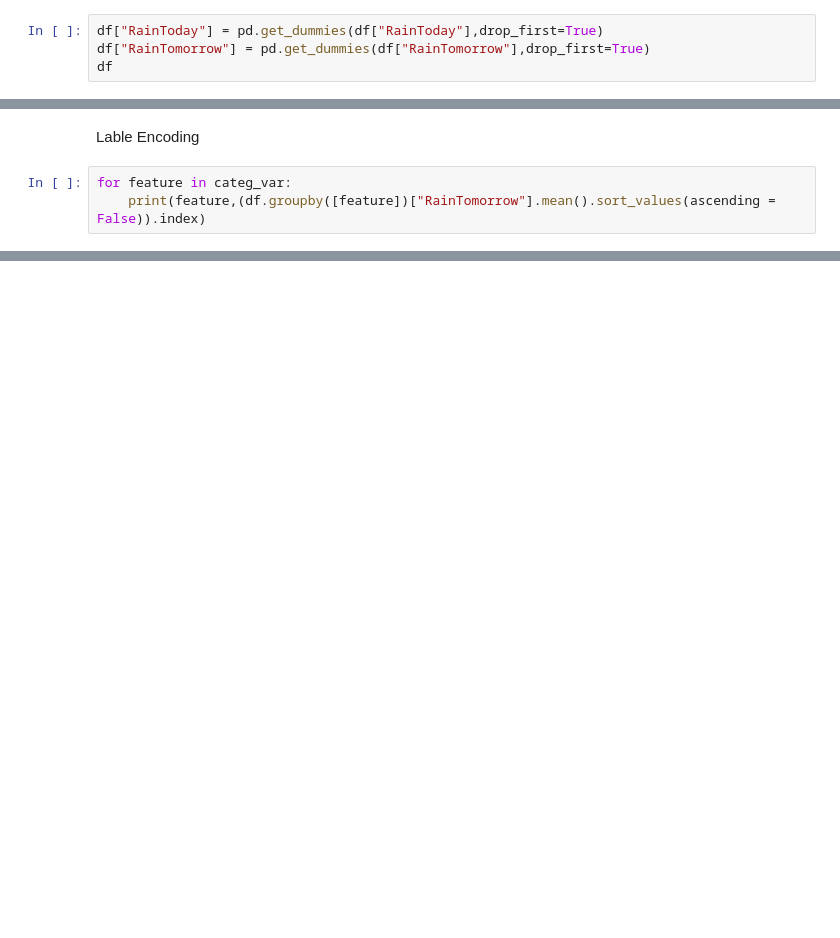
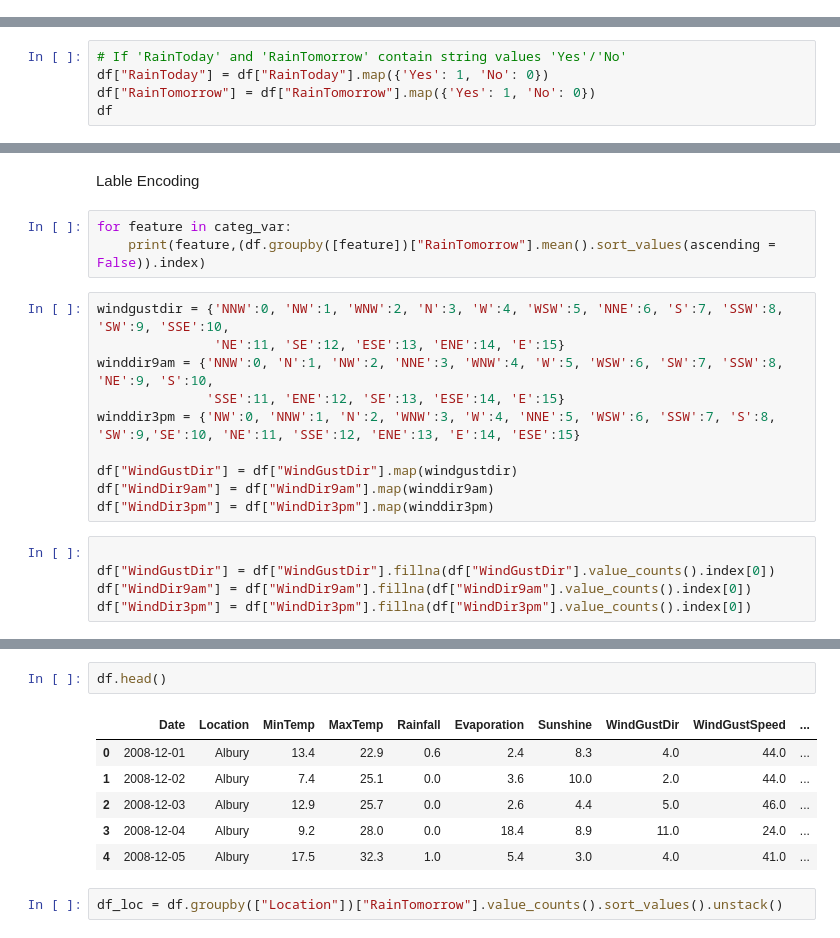
Before and after one commit to AshMaza/Code, a Jupyter notebook: Rain.ipynb, the cells around one changed output, grey strips where cells are left out. Cells and saved outputs as stored; diff of their text form; blank space fills up the shorter version.

```diff
--- a/Rain.ipynb
+++ b/Rain.ipynb
@@ -293,7 +293,3 @@ df.head()
 | 2 | 2008-12-03 | Albury | 12.9 | 25.7 | 0.0 | 2.6 | 4.4 | WSW | 46.0 | ... |
 | 3 | 2008-12-04 | Albury | 9.2 | 28.0 | 0.0 | 18.4 | 8.9 | NE | 24.0 | ... |
 | 4 | 2008-12-05 | Albury | 17.5 | 32.3 | 1.0 | 5.4 | 3.0 | W | 41.0 | ... |
-# %%
-df["RainToday"] = pd.get_dummies(df["RainToday"],drop_first=True)
-df["RainTomorrow"] = pd.get_dummies(df["RainTomorrow"],drop_first=True)
-df
@@ -313,0 +296,5 @@ df
+# %%
+# If 'RainToday' and 'RainTomorrow' contain string values 'Yes'/'No'
+df["RainToday"] = df["RainToday"].map({'Yes': 1, 'No': 0})
+df["RainTomorrow"] = df["RainTomorrow"].map({'Yes': 1, 'No': 0})
+df
@@ -316,3 +317,18 @@ Lable Encoding
 # %%
 for feature in categ_var:
     print(feature,(df.groupby([feature])["RainTomorrow"].mean().sort_values(ascending = False)).index)
+# %%
+windgustdir = {'NNW':0, 'NW':1, 'WNW':2, 'N':3, 'W':4, 'WSW':5, 'NNE':6, 'S':7, 'SSW':8, 'SW':9, 'SSE':10,
+               'NE':11, 'SE':12, 'ESE':13, 'ENE':14, 'E':15}
+winddir9am = {'NNW':0, 'N':1, 'NW':2, 'NNE':3, 'WNW':4, 'W':5, 'WSW':6, 'SW':7, 'SSW':8, 'NE':9, 'S':10,
+              'SSE':11, 'ENE':12, 'SE':13, 'ESE':14, 'E':15}
+winddir3pm = {'NW':0, 'NNW':1, 'N':2, 'WNW':3, 'W':4, 'NNE':5, 'WSW':6, 'SSW':7, 'S':8, 'SW':9,'SE':10, 'NE':11, 'SSE':12, 'ENE':13, 'E':14, 'ESE':15}
+
+df["WindGustDir"] = df["WindGustDir"].map(windgustdir)
+df["WindDir9am"] = df["WindDir9am"].map(winddir9am)
+df["WindDir3pm"] = df["WindDir3pm"].map(winddir3pm)
+# %%
+
+df["WindGustDir"] = df["WindGustDir"].fillna(df["WindGustDir"].value_counts().index[0])
+df["WindDir9am"] = df["WindDir9am"].fillna(df["WindDir9am"].value_counts().index[0])
+df["WindDir3pm"] = df["WindDir3pm"].fillna(df["WindDir3pm"].value_counts().index[0])
@@ -318,0 +355,11 @@ for feature in categ_var:
+# %%
+df.head()
+# %% [output]
+|  | Date | Location | MinTemp | MaxTemp | Rainfall | Evaporation | Sunshine | WindGustDir | WindGustSpeed | ... |
+| 0 | 2008-12-01 | Albury | 13.4 | 22.9 | 0.6 | 2.4 | 8.3 | 4.0 | 44.0 | ... |
+| 1 | 2008-12-02 | Albury | 7.4 | 25.1 | 0.0 | 3.6 | 10.0 | 2.0 | 44.0 | ... |
+| 2 | 2008-12-03 | Albury | 12.9 | 25.7 | 0.0 | 2.6 | 4.4 | 5.0 | 46.0 | ... |
+| 3 | 2008-12-04 | Albury | 9.2 | 28.0 | 0.0 | 18.4 | 8.9 | 11.0 | 24.0 | ... |
+| 4 | 2008-12-05 | Albury | 17.5 | 32.3 | 1.0 | 5.4 | 3.0 | 4.0 | 41.0 | ... |
+# %%
+df_loc = df.groupby(["Location"])["RainTomorrow"].value_counts().sort_values().unstack()
```
Also changed, not shown: parts of 25 cells of this notebook.
